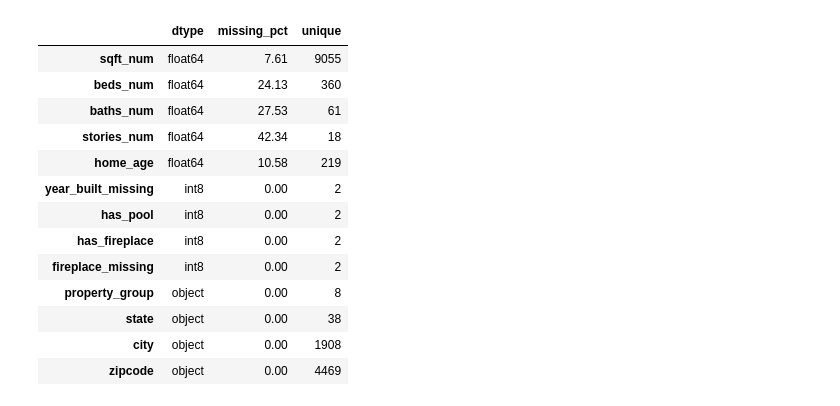
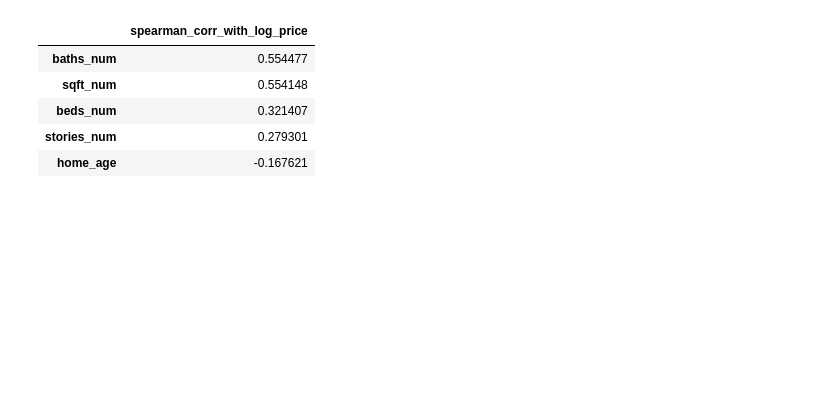
Before and after one commit to Aleksandr219-0/sf_data_science, a Jupyter notebook: Итоговый проект первого года обучения/DS.ipynb, the cells around one changed output. Saved outputs shown, nothing was run; the diff lists cells and outputs as text; code cells hidden in the pictures; blank space fills up the shorter version.

```diff
--- a/Итоговый проект первого года обучения/DS.ipynb
+++ b/Итоговый проект первого года обучения/DS.ipynb
@@ -464,7 +659,0 @@ display(property_summary)
-# %%
-sales_df = sales_df.loc[
-    sales_df['property_group'] != 'land'
-].copy()
-
-print('Размер после исключения land:', sales_df.shape)
-print('Исключено объектов land:', (property_type == 'land').sum())
@@ -567,0 +799,13 @@ display(state_stats)
+# %%
+# Земля исключается до обучения модели.
+# Количество рассчитывается по property_group, а не по точному исходному тексту.
+
+land_count = sales_df['property_group'].eq('land').sum()
+land_share = land_count / len(sales_df) * 100
+
+sales_df = sales_df.loc[
+    sales_df['property_group'].ne('land')
+].copy()
+
+print(f'Исключено земельных участков: {land_count:,} ({land_share:.2f}%)')
+print(f'Размер выборки после исключения земли: {sales_df.shape[0]:,} строк, {sales_df.shape[1]} столбцов')
@@ -765,39 +1110,31 @@ p-value: 0.000e+00
 # %%
-feature_cols = [
+numeric_eda_features = [
+    'log_price',
     'sqft_num',
     'beds_num',
     'baths_num',
     'stories_num',
-    'home_age',
-    'year_built_missing',
-    'has_pool',
-    'has_fireplace',
-    'fireplace_missing',
-    'property_group',
-    'state',
-    'city',
-    'zipcode'
+    'home_age'
 ]
 
-feature_report = pd.DataFrame({
-    'dtype': sales_df[feature_cols].dtypes.astype(str),
-    'missing_pct': (sales_df[feature_cols].isna().mean() * 100).round(2),
-    'unique': sales_df[feature_cols].nunique(dropna=True)
-})
+eda_numeric = sales_df[numeric_eda_features].copy()
 
-display(feature_report)
+spearman_matrix = eda_numeric.corr(method='spearman')
+
+spearman_corr = (
+    spearman_matrix['log_price']
+    .drop('log_price')
+    .sort_values(ascending=False)
+)
+
+display(
+    spearman_corr
+    .to_frame('spearman_corr_with_log_price')
+)
 # %% [output]
-|  | dtype | missing_pct | unique |
-| sqft_num | float64 | 7.61 | 9055 |
-| beds_num | float64 | 24.13 | 360 |
-| baths_num | float64 | 27.53 | 61 |
-| stories_num | float64 | 42.34 | 18 |
-| home_age | float64 | 10.58 | 219 |
-| year_built_missing | int8 | 0.00 | 2 |
-| has_pool | int8 | 0.00 | 2 |
-| has_fireplace | int8 | 0.00 | 2 |
-| fireplace_missing | int8 | 0.00 | 2 |
-| property_group | object | 0.00 | 8 |
-| state | object | 0.00 | 38 |
-| city | object | 0.00 | 1908 |
-| zipcode | object | 0.00 | 4469 |
+|  | spearman_corr_with_log_price |
+| baths_num | 0.554477 |
+| sqft_num | 0.554148 |
+| beds_num | 0.321407 |
+| stories_num | 0.279301 |
+| home_age | -0.167621 |
```
Also changed, not shown: parts of 85 cells of this notebook, 1 other file.
